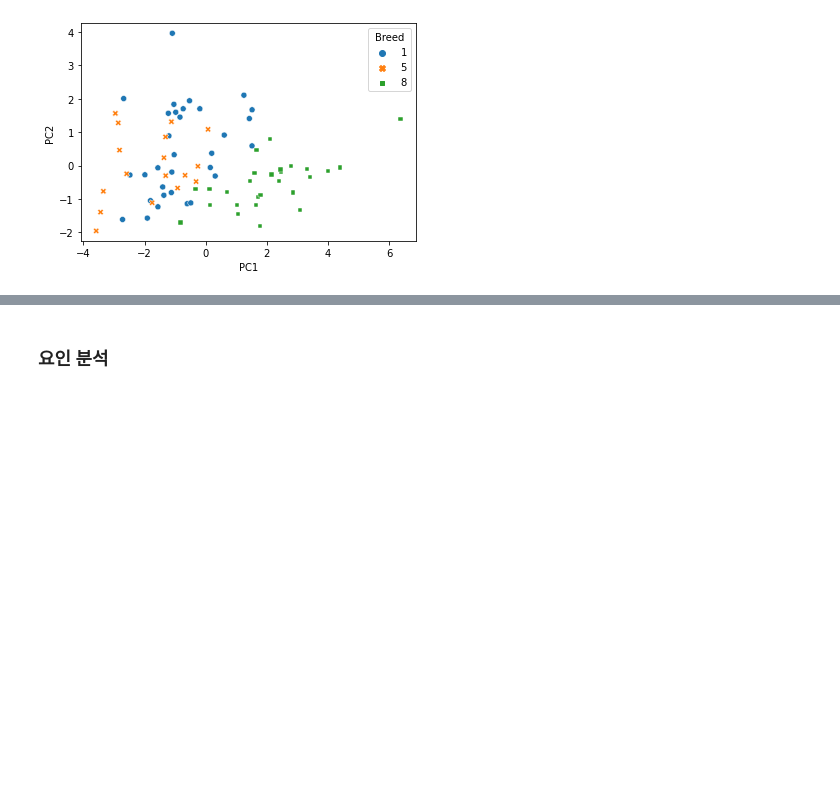
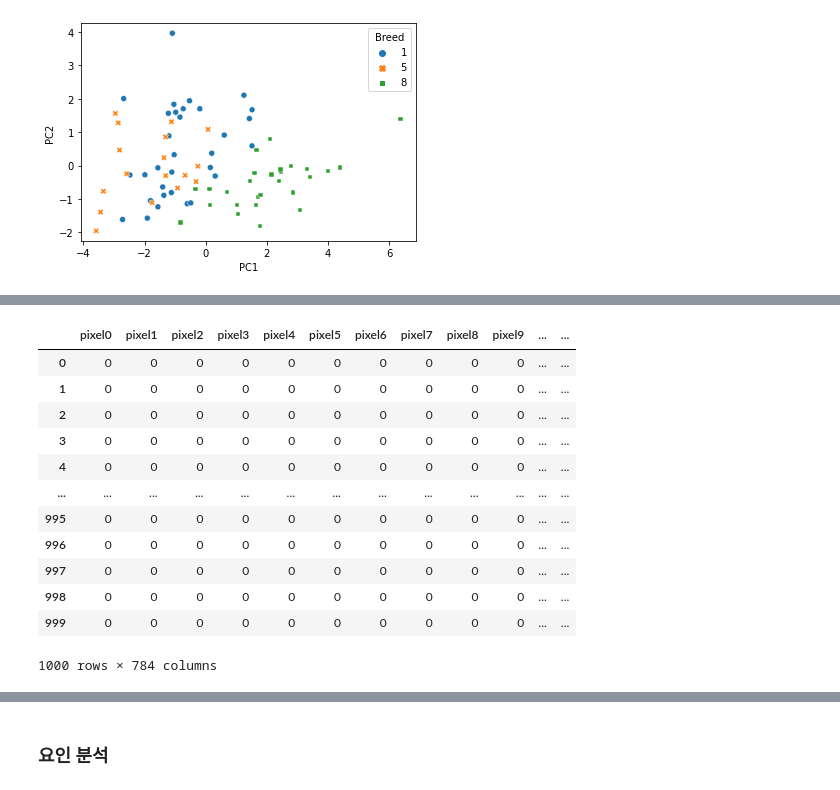
Before and after one commit to luckyspia/TIL, a Jupyter notebook: Statisic_Analysis/05.Dimension Reduction.ipynb, the cells around one changed output, grey strips where cells are left out. Cells and saved outputs as stored; diff of their text form; code cells hidden in the pictures; blank space fills up the shorter version.

```diff
--- a/Statisic_Analysis/05.Dimension Reduction.ipynb
+++ b/Statisic_Analysis/05.Dimension Reduction.ipynb
@@ -521,0 +549,16 @@ plt.show()
+# %%
+im_train
+# %% [output]
+|  | pixel0 | pixel1 | pixel2 | pixel3 | pixel4 | pixel5 | pixel6 | pixel7 | pixel8 | pixel9 | ... | ... |
+| 0 | 0 | 0 | 0 | 0 | 0 | 0 | 0 | 0 | 0 | 0 | ... | ... |
+| 1 | 0 | 0 | 0 | 0 | 0 | 0 | 0 | 0 | 0 | 0 | ... | ... |
+| 2 | 0 | 0 | 0 | 0 | 0 | 0 | 0 | 0 | 0 | 0 | ... | ... |
+| 3 | 0 | 0 | 0 | 0 | 0 | 0 | 0 | 0 | 0 | 0 | ... | ... |
+| 4 | 0 | 0 | 0 | 0 | 0 | 0 | 0 | 0 | 0 | 0 | ... | ... |
+| ... | ... | ... | ... | ... | ... | ... | ... | ... | ... | ... | ... | ... |
+| 995 | 0 | 0 | 0 | 0 | 0 | 0 | 0 | 0 | 0 | 0 | ... | ... |
+| 996 | 0 | 0 | 0 | 0 | 0 | 0 | 0 | 0 | 0 | 0 | ... | ... |
+| 997 | 0 | 0 | 0 | 0 | 0 | 0 | 0 | 0 | 0 | 0 | ... | ... |
+| 998 | 0 | 0 | 0 | 0 | 0 | 0 | 0 | 0 | 0 | 0 | ... | ... |
+| 999 | 0 | 0 | 0 | 0 | 0 | 0 | 0 | 0 | 0 | 0 | ... | ... |
+1000 rows × 784 columns
```
Also changed, not shown: parts of 15 cells of this notebook.
